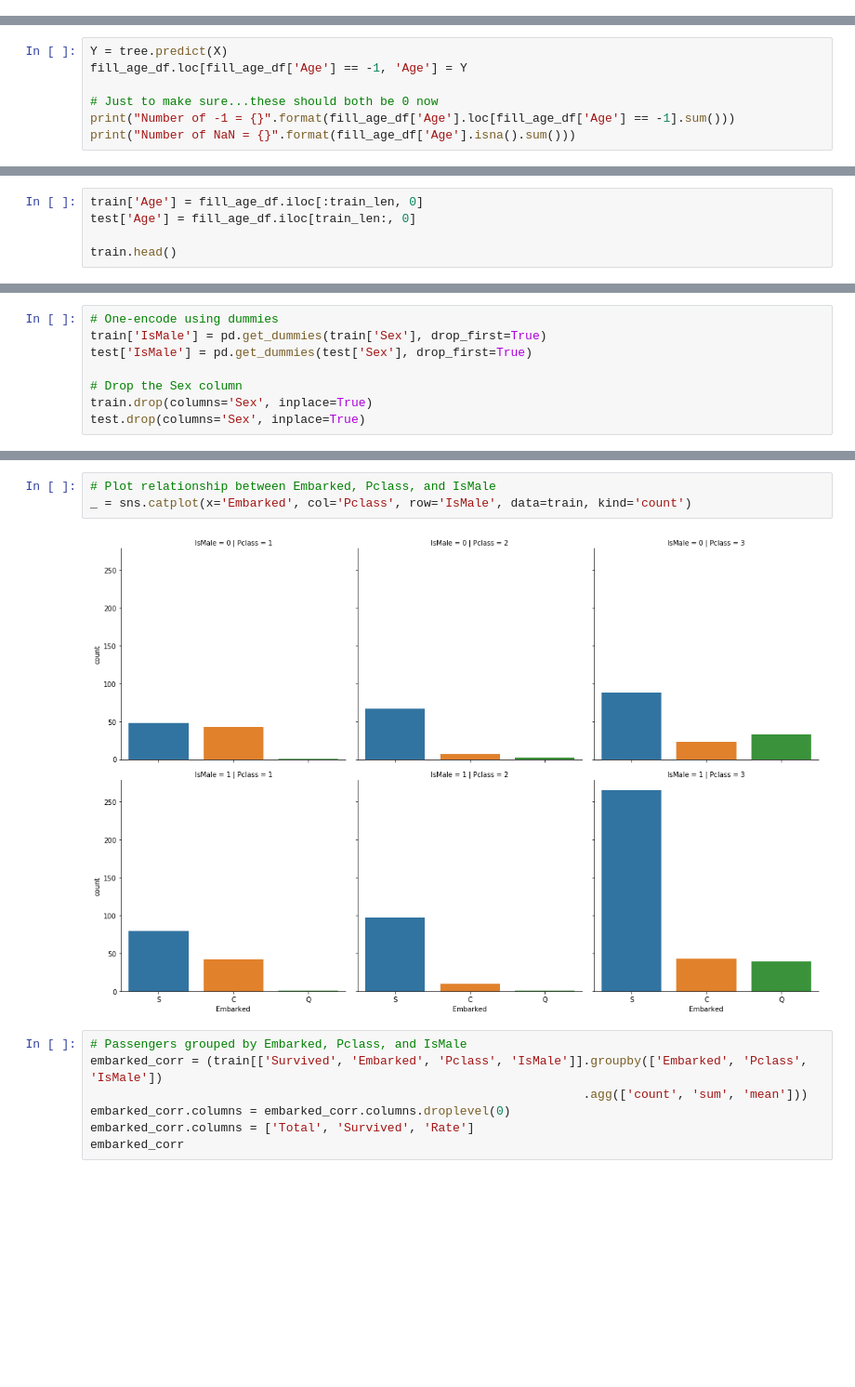
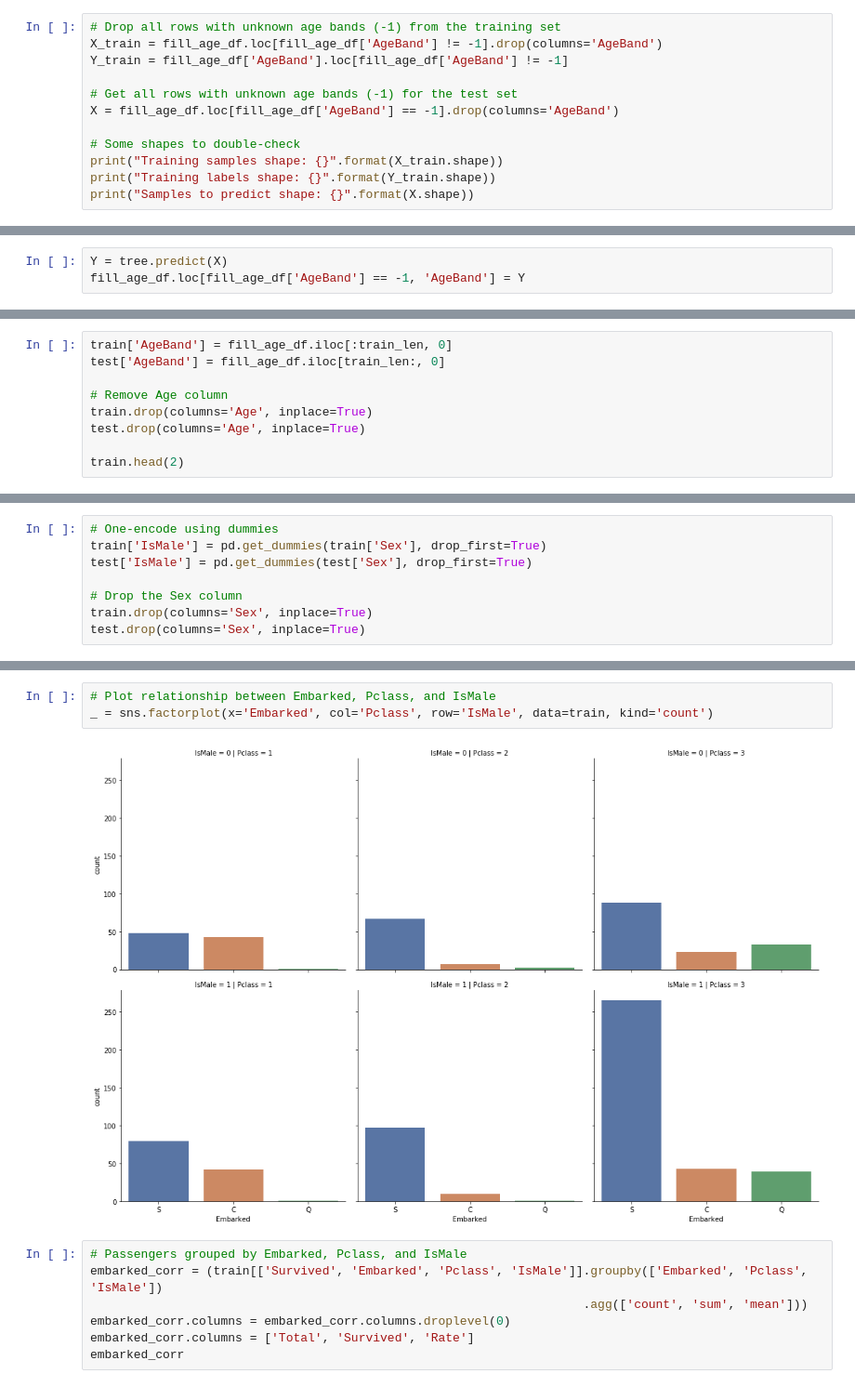
Before and after one commit to davidtvs/kaggle-titanic, a Jupyter notebook: pytorch/surviving-the-titanic.ipynb, the cells around one changed output, grey strips where cells are left out. Shown at 93% size. Cells and saved outputs as stored; diff of their text form; blank space fills up the shorter version.

```diff
--- a/pytorch/surviving-the-titanic.ipynb
+++ b/pytorch/surviving-the-titanic.ipynb
@@ -227,0 +267,12 @@ pd.DataFrame({'Age band': age_band_series.cat.categories, 'Per class acc.': clas
+# %%
+# Drop all rows with unknown age bands (-1) from the training set
+X_train = fill_age_df.loc[fill_age_df['AgeBand'] != -1].drop(columns='AgeBand')
+Y_train = fill_age_df['AgeBand'].loc[fill_age_df['AgeBand'] != -1]
+
+# Get all rows with unknown age bands (-1) for the test set
+X = fill_age_df.loc[fill_age_df['AgeBand'] == -1].drop(columns='AgeBand')
+
+# Some shapes to double-check
+print("Training samples shape: {}".format(X_train.shape))
+print("Training labels shape: {}".format(Y_train.shape))
+print("Samples to predict shape: {}".format(X.shape))
@@ -228,9 +333,2 @@ pd.DataFrame({'Age band': age_band_series.cat.categories, 'Per class acc.': clas
 # %% [markdown]
 We can now predict the age band for passengers with missing data:
-# %%
-Y = tree.predict(X)
-fill_age_df.loc[fill_age_df['Age'] == -1, 'Age'] = Y
-
-# Just to make sure...these should both be 0 now
-print("Number of -1 = {}".format(fill_age_df['Age'].loc[fill_age_df['Age'] == -1].sum()))
-print("Number of NaN = {}".format(fill_age_df['Age'].isna().sum()))
@@ -240,8 +335,15 @@ Number of NaN = 0
+# %%
+Y = tree.predict(X)
+fill_age_df.loc[fill_age_df['AgeBand'] == -1, 'AgeBand'] = Y
 # %% [markdown]
 Apply the integer encoded age bands to the train and test datasets.
 # %%
-train['Age'] = fill_age_df.iloc[:train_len, 0]
-test['Age'] = fill_age_df.iloc[train_len:, 0]
+train['AgeBand'] = fill_age_df.iloc[:train_len, 0]
+test['AgeBand'] = fill_age_df.iloc[train_len:, 0]
 
-train.head()
+# Remove Age column
+train.drop(columns='Age', inplace=True)
+test.drop(columns='Age', inplace=True)
+
+train.head(2)
 # %% [output]
@@ -304,8 +401,8 @@ Then, after thinking some more I was convinced that there shouldn't be a correla
 # %%
 # Plot relationship between Embarked, Pclass, and IsMale
-_ = sns.catplot(x='Embarked', col='Pclass', row='IsMale', data=train, kind='count')
+_ = sns.factorplot(x='Embarked', col='Pclass', row='IsMale', data=train, kind='count')
 # %% [output]
-[figure, old version]
+[figure, new version]
 # %%
 # Passengers grouped by Embarked, Pclass, and IsMale
 embarked_corr = (train[['Survived', 'Embarked', 'Pclass', 'IsMale']].groupby(['Embarked', 'Pclass', 'IsMale'])
```
Also changed, not shown: parts of 122 cells of this notebook, 2 other files.
